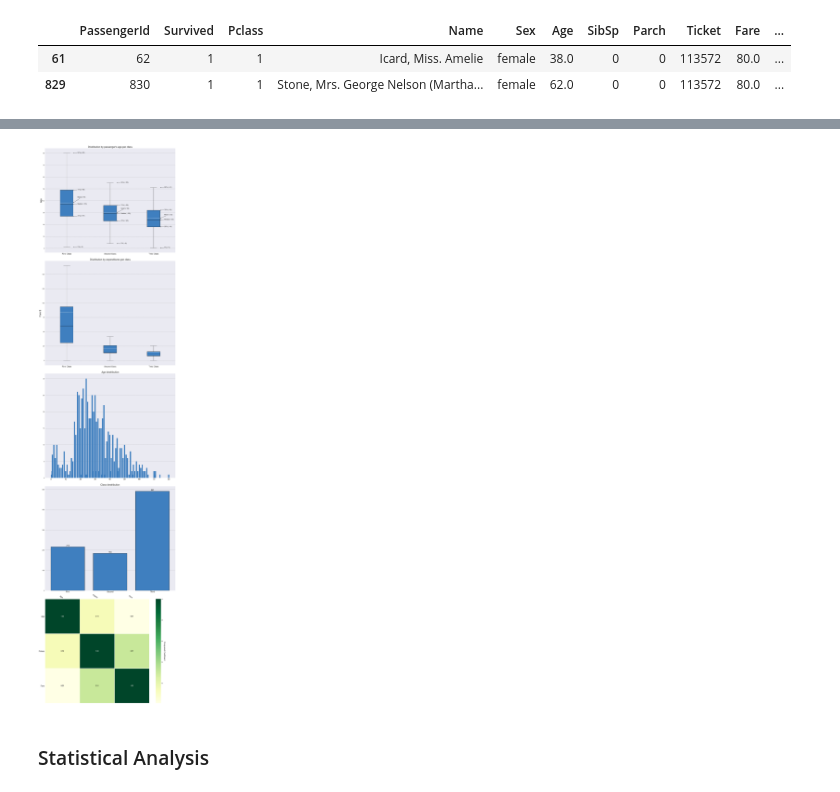
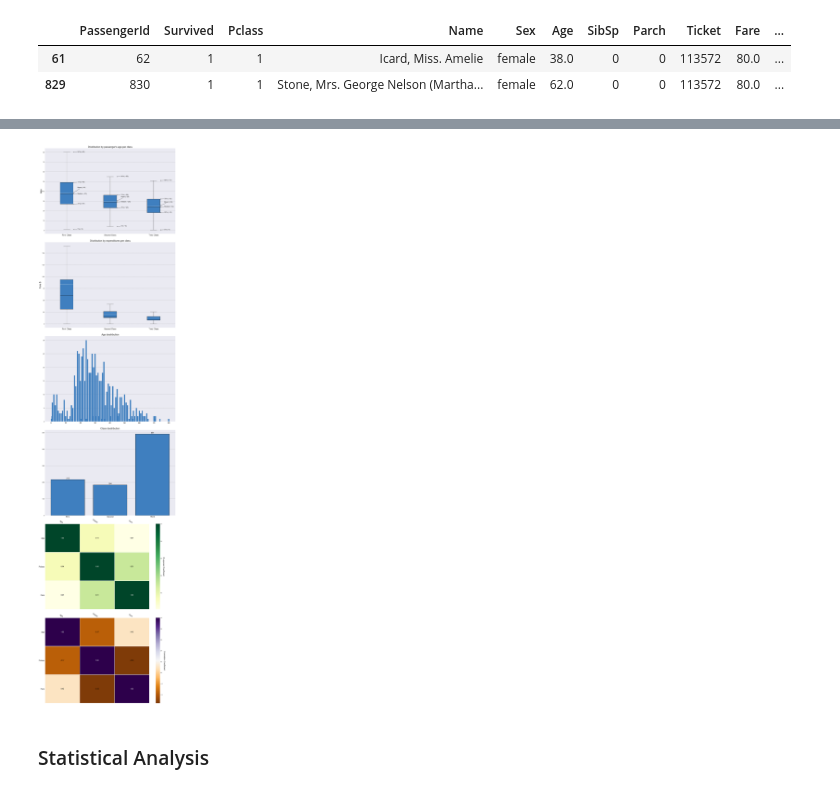
Before and after one commit to JuiceFV/Kaggle, a Jupyter notebook: Titanik/data_evaluation.ipynb, the cells around one changed output, grey strips where cells are left out. Saved outputs shown, nothing was run; the diff lists cells and outputs as text; code cells hidden in the pictures.

```diff
--- a/Titanik/data_evaluation.ipynb
+++ b/Titanik/data_evaluation.ipynb
@@ -164,7 +164,7 @@ In descriptive statistics, a box plot or boxplot is a method for graphically dep
 ![bp](https://miro.medium.com/max/18000/1*2c21SkzJMf3frPXPAR_gZA.png)
 # %%
 def boxplot(data, labels, title, ax=None, sym='', notch=False, showfliers=False, showmeans=False,
-            showcaps=True, showbox=True, x_label='', y_label='', annotate=False, **styles):
+            showcaps=True, showbox=True, widths=0.5, x_label='', y_label='', annotate=False, **styles):
     """The function represents a boxplot.
 
     :param data: 2D-array data you whish to plot.
@@ -282,6 +282,7 @@ def boxplot(data, labels, title, ax=None, sym='', notch=False, showfliers=False,
         vert=True,
         notch=notch,
         sym=sym,
+        widths=widths,
         patch_artist=True,
         showfliers=showfliers,
         showmeans=showmeans,
@@ -642,7 +643,8 @@ def barplot(data, height, title, y_label='', x_label='', width=0.8, ax=None, bot
         yerr=yerr,
         ecolor=styles['ecolor'],
         capsize=styles['capsize'],
-        error_kw=styles['error_kw']
+        error_kw=styles['error_kw'],
+        label=label
     )
 
     # annotate if acceptable
@@ -657,6 +659,12 @@ def barplot(data, height, title, y_label='', x_label='', width=0.8, ax=None, bot
     ax.set_title(title, fontsize=20 if 'title_font' not in kwargs else kwargs['title_font'])
     ax.set_ylabel(y_label, fontsize=20 if 'y_label_font' not in kwargs else kwargs['y_label_font'])
     ax.set_xlabel(x_label, fontsize=20 if 'x_label_font' not in kwargs else kwargs['x_label_font'])
+
+    if legend:
+        legend_params = kwargs['legend_params'] if 'legend_params' in kwargs else {}
+        ax.legend(**legend_params)
+
+    return rectangles
 # %% [markdown]
 <h3>Histplot</h3>
 # %%
@@ -875,7 +885,7 @@ Also according to the Age per Class distribution I assume that a class may "expl
 # I'd like to see the data which we certainly know.
 removed_nan_ages = data_train[data_train['Age'].isna() == False]
 
-fig, axes = plt.subplots(5, 1, figsize=(16, 64))
+fig, axes = plt.subplots(6, 1, figsize=(16, 64))
 
 # Take a look at the destribution of passengers's ages per class
 boxplot(
@@ -914,34 +924,44 @@ barplot(
     'Age destribution',
     ax=axes[2],
     linewidth=0,
 )
 
 barplot(
     ['First', 'Second', 'Third'],
     [len(data_train[data_train['Pclass'] == 1]), len(data_train[data_train['Pclass'] == 2]), len(data_train[data_train['Pclass'] == 3])],
     'Class destribution',
     ax=axes[3],
     linewidth=1.5,
     annotate=True,
     annotate_params=dict(fontsize=16),
 )
 
 # And let's check how does these three datas are correlate.
 df = pd.concat([removed_nan_ages['Age'], removed_nan_ages['Pclass'], removed_nan_ages['Fare']], axis=1, keys=['Age', 'Pclass', 'Fare'])
 corrplot(
     df,
     ax=axes[4],
     cbarlabel="R-squared Coefficient",
     text_kw=dict(fontsize=14),
     cmap="YlGn",
     aspect='auto',
     squared=True
 )
 
+corrplot(
+    df,
+    ax=axes[5],
+    cbarlabel="Correlation Coefficient",
+    text_kw=dict(fontsize=14),
+    cmap="PuOr",
+    aspect='auto',
+)
+
+
 # Adjust all incorporated plots, therefore titles fonts won't work.
 fig.tight_layout()
 # %% [output]
-[figure, old version]
+[figure, new version]
 # %% [markdown]
 <h3>Statistical Analysis</h3>
 # %% [markdown]
```
Also changed, not shown: parts of 58 cells of this notebook, 1 other file.
